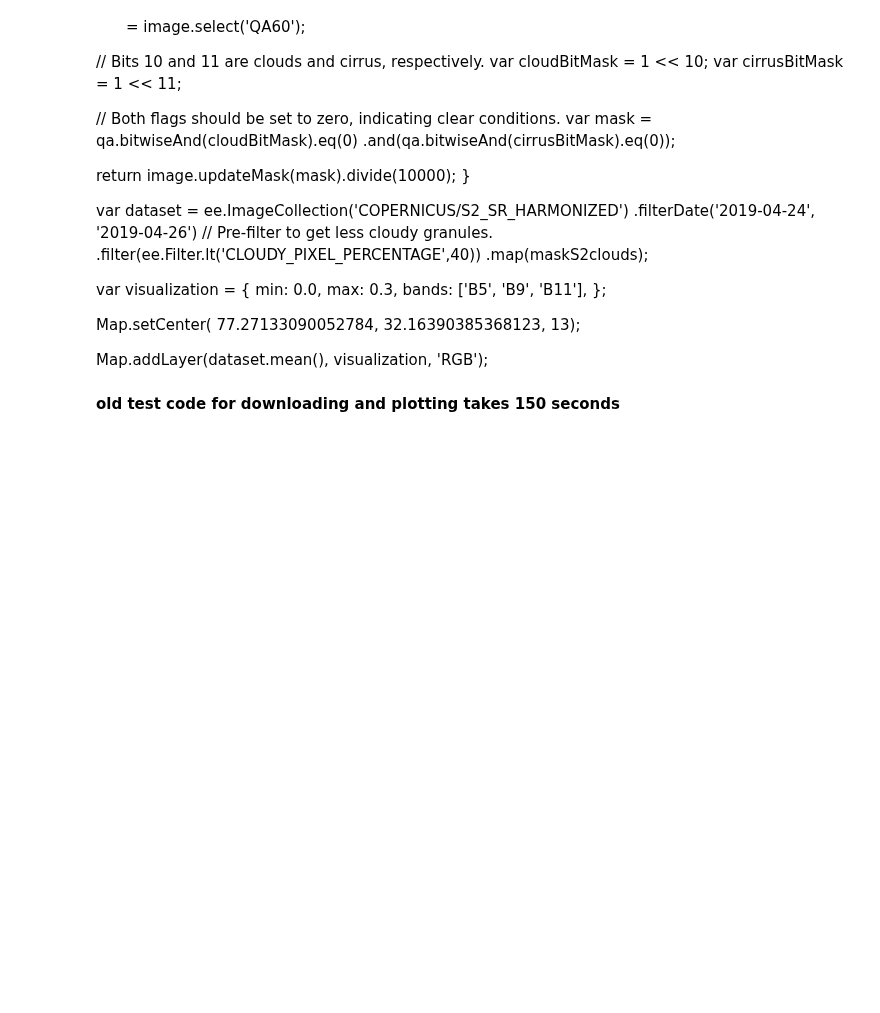
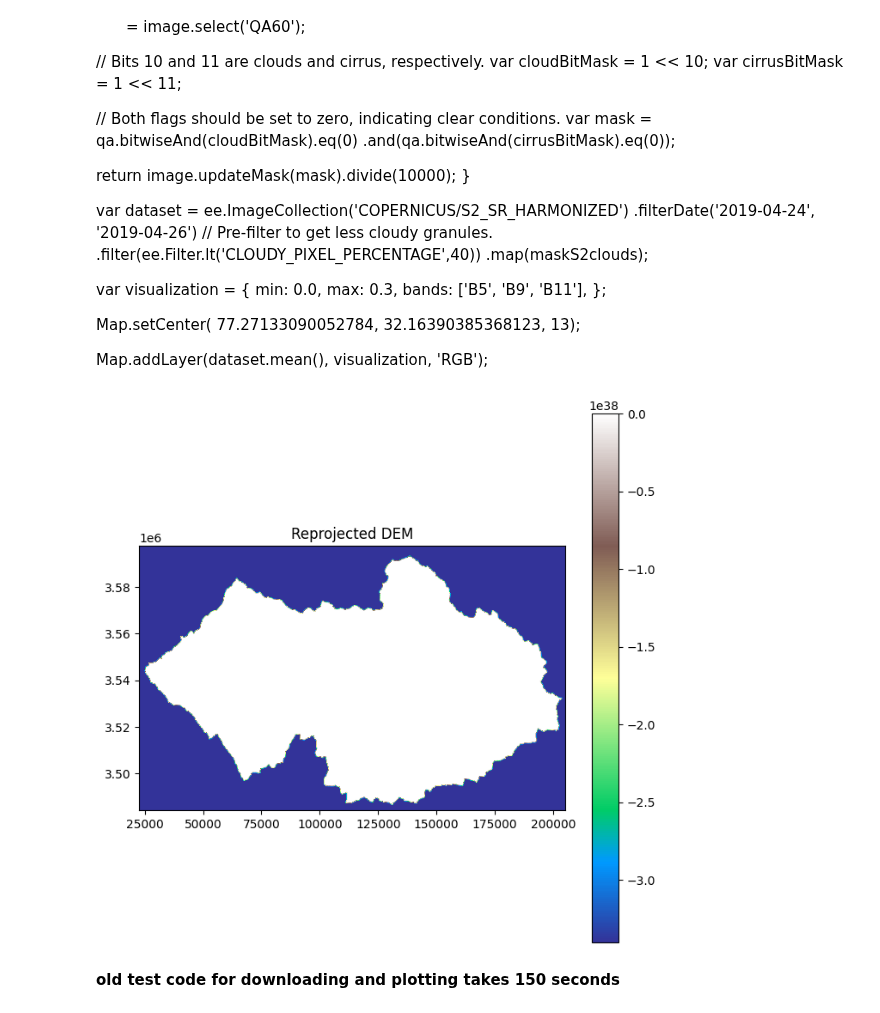
Before and after one commit to 1kaiser/ICESAT2, a Jupyter notebook: OpenAltimetry.ipynb, the cells around one changed output. Cells and saved outputs as stored; diff of their text form; code cells hidden in the pictures; blank space fills up the shorter version.

```diff
--- a/OpenAltimetry.ipynb
+++ b/OpenAltimetry.ipynb
@@ -1531,3 +1525,40 @@ pyplot.show()
+# %%
+from osgeo import gdal
+import numpy as np
+import matplotlib.pyplot as plt
+
+# Open the DEM file in WGS84 projection
+src = gdal.Open('/content/ASTER_DEM.tif')
+
+# Define the target CRS
+dst_crs = 'EPSG:32644'
+
+# Reproject the DEM to the target CRS
+dst = gdal.Warp('/content/ASTER_DEM_proj.tif', src, dstSRS=dst_crs)
+
+# Open the reprojected DEM file
+dst = gdal.Open('/content/ASTER_DEM_proj.tif')
+dem_proj = dst.GetRasterBand(1).ReadAsArray()
+
+# Get the geotransform and pixel size of the reprojected DEM
+transform = dst.GetGeoTransform()
+pixel_size = abs(transform[1])
+
+# Define the extent of the reprojected DEM
+x_min = transform[0]
+x_max = x_min + (dst.RasterXSize * pixel_size)
+y_max = transform[3]
+y_min = y_max - (dst.RasterYSize * pixel_size)
+extent = [x_min, x_max, y_min, y_max]
+
+# Plot the reprojected DEM
+fig, ax = plt.subplots(figsize=(8, 8))
+im = ax.imshow(dem_proj, cmap='terrain', extent=extent)
+plt.colorbar(im, ax=ax)
+ax.set_title('Reprojected DEM')
+plt.show()
+# %% [output]
+[figure, added]
 # %%
 import pandas as pd
 import rasterio
```
Also changed, not shown: parts of 1 cell of this notebook.
